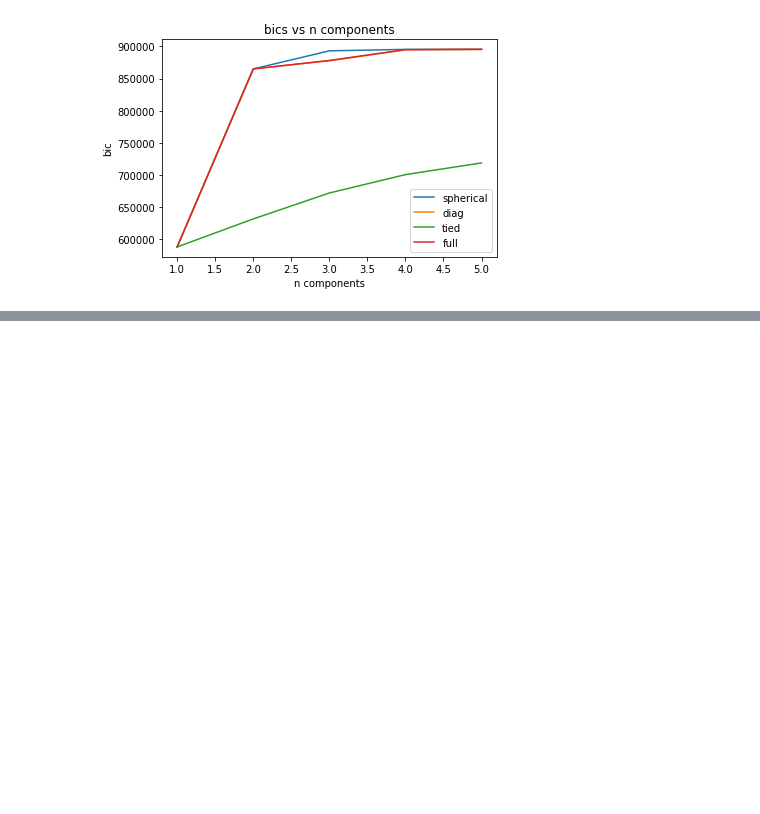
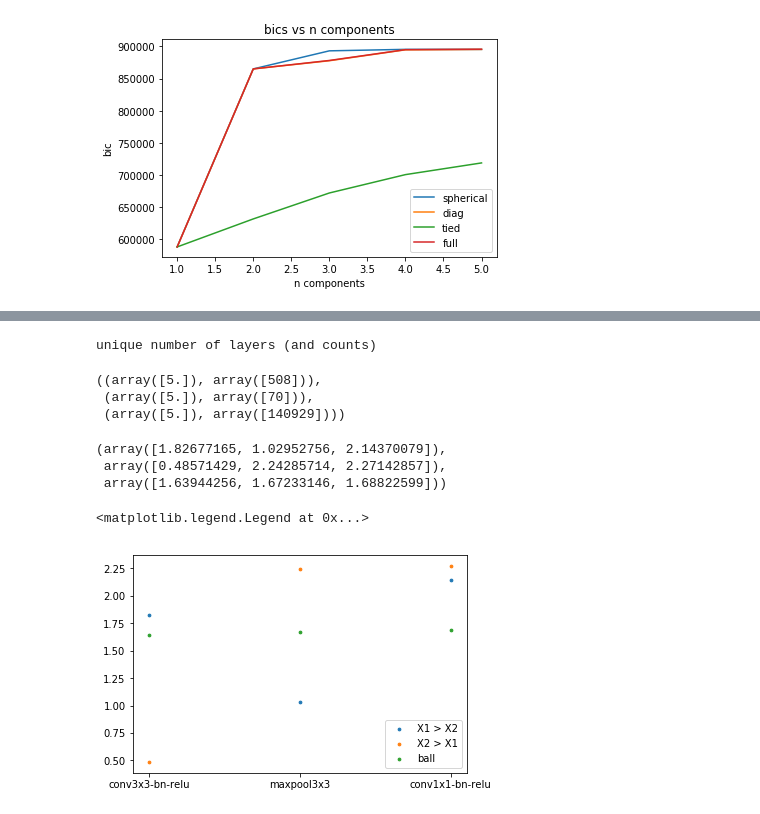
Before and after one commit to neurodata/hayden, a Jupyter notebook: NAS/NAS analysis.ipynb, the cells around one changed output, grey strips where cells are left out. Cells and saved outputs as stored; diff of their text form; code cells hidden in the pictures; blank space fills up the shorter version.

Commit message:
average layer fig

```diff
--- a/NAS/NAS analysis.ipynb
+++ b/NAS/NAS analysis.ipynb
@@ -213,0 +236,8 @@ in_sample_ids
+# %%
+archs[layer_types[1]] = count_matrix[:, 0]
+archs[layer_types[2]] = count_matrix[:, 1]
+archs[layer_types[4]] = count_matrix[:, 2]
+
+archs['count vector'] = list(count_matrix[np.newaxis][0])
+
+archs.head()
@@ -213,0 +251,8 @@ in_sample_ids
+# %%
+good_archs = archs[archs.hash.isin(good_classes)].copy()
+bad_archs = archs[archs.hash.isin(bad_classes)].copy()
+ball_archs = archs[archs.hash.isin(ball_classes)].copy()
+
+print('number of equivalence classes in "good" spire: {}'.format(len(good_classes)))
+print('number of architectures in "good" spire: {}'.format(good_archs.shape[0]))
+good_archs.head(11)
@@ -213,0 +274,47 @@ in_sample_ids
+# %%
+good_counts = good_archs['count vector'].values
+good_mat = np.zeros((good_counts.shape[0], 3))
+for i, vec in enumerate(good_counts):
+    good_mat[i] = vec
+
+bad_counts = bad_archs['count vector'].values
+bad_mat = np.zeros((bad_counts.shape[0], 3))
+for i, vec in enumerate(bad_counts):
+    bad_mat[i] = vec
+
+ball_counts = ball_archs['count vector'].values
+ball_mat = np.zeros((ball_counts.shape[0], 3))
+for i, vec in enumerate(ball_counts):
+    ball_mat[i] = vec
+# %%
+good_lengths = np.sum(good_mat, axis = 1)
+bad_lengths = np.sum(bad_mat, axis = 1)
+ball_lengths = np.sum(ball_mat, axis = 1)
+
+print('unique number of layers (and counts)')
+np.unique(good_lengths, return_counts=True), np.unique(bad_lengths, return_counts=True), np.unique(ball_lengths, return_counts=True),
+# %% [output]
+unique number of layers (and counts)
+((array([5.]), array([508])),
+ (array([5.]), array([70])),
+ (array([5.]), array([140929])))
+# %%
+good_averages = np.mean(good_mat, axis = 0)
+bad_averages = np.mean(bad_mat, axis = 0)
+ball_averages = np.mean(ball_mat, axis = 0)
+
+good_averages, bad_averages, ball_averages
+# %% [output]
+(array([1.82677165, 1.02952756, 2.14370079]),
+ array([0.48571429, 2.24285714, 2.27142857]),
+ array([1.63944256, 1.67233146, 1.68822599]))
+# %%
+fig, ax = plt.subplots(1,1)
+ax.scatter(mid, good_averages, s=7.5, label = 'X1 > X2')
+ax.scatter(mid, bad_averages, s=7.5, label = 'X2 > X1')
+ax.scatter(mid, ball_averages, s=7.5, label = 'ball')
+ax.legend(loc='lower right')
+ax.set_ylabel('average number of layers')
+# %% [output]
+<matplotlib.legend.Legend at 0x...>
+[figure, added]
```
Also changed, not shown: parts of 9 cells of this notebook, 1 other file.
